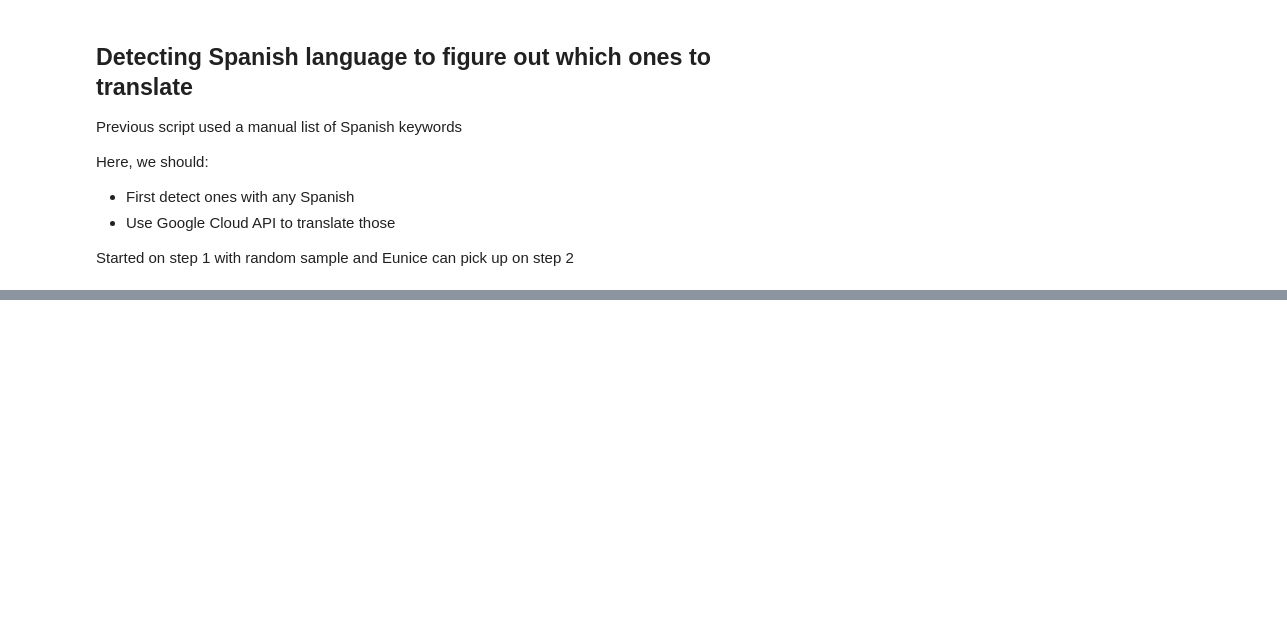
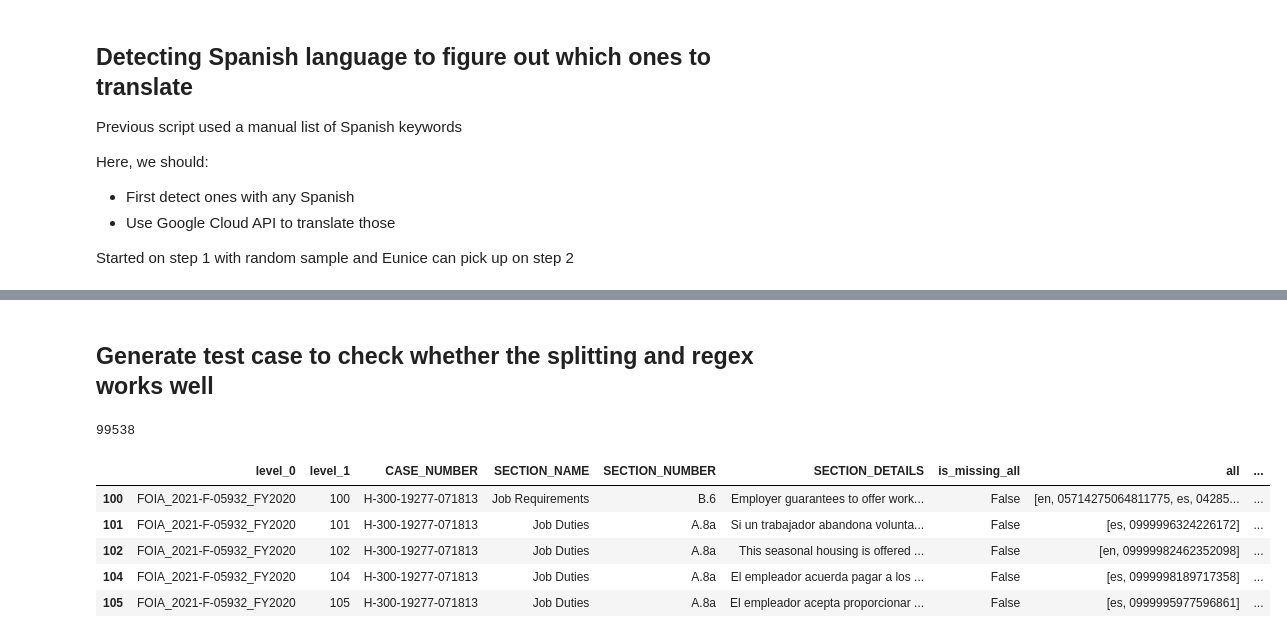
Before and after one commit to rebeccajohnson88/h2a_oversight, a Jupyter notebook: code/20a_combine_clean_addendums.ipynb, the cells around one changed output, grey strips where cells are left out. Saved outputs shown, nothing was run; the diff lists cells and outputs as text; code cells hidden in the pictures; blank space fills up the shorter version.

```diff
--- a/code/20a_combine_clean_addendums.ipynb
+++ b/code/20a_combine_clean_addendums.ipynb
@@ -163,0 +298,37 @@ examples
+# %% [markdown]
+## Generate test case to check whether the splitting and regex works well
+# %%
+## Get the cases where there's more than 1 languages so we can check later after extraction
+## H-300-19277-071813, H-300-19277-071813
+addendum_wdetails_cleaned[addendum_wdetails_cleaned['all'].map(len) >2]
+
+## test language detection code on a couple examples
+test = addendum_wdetails_cleaned.loc[addendum_wdetails_cleaned.CASE_NUMBER.isin(["H-300-19277-071813",
+                                                     "H-300-19277-071813"])].copy()
+test.head()
+
+## Clean out the punctuation
+test["all"]=test["all"].str.replace('[^\w\s]','')
+
+## replace more than one white space as one white space
+## (the reason why I am doing this is because if not then when extract
+## the different values, the white space would count as one value)
+test['all'] = test['all'].apply(lambda x: ' '.join(str(x).split()))
+
+## Split by single white space so can ultimately extract three different lang
+test["all"]=test["all"].str.split(" ")
+
+test["lang1"] = test["all"].str[0]
+test["lang1_prob"] = test["all"].str[1]
+test["lang2"] = test["all"].str[2]
+test["lang2_prob"] = test["all"].str[3]
+## Seems to work well :)
+test.head()
+# %% [output]
+99538
+|  | level_0 | level_1 | CASE_NUMBER | SECTION_NAME | SECTION_NUMBER | SECTION_DETAILS | is_missing_all | all | ... |
+| 100 | FOIA_2021-F-05932_FY2020 | 100 | H-300-19277-071813 | Job Requirements | B.6 | Employer guarantees to offer work... | False | [en, 05714275064811775, es, 04285... | ... |
+| 101 | FOIA_2021-F-05932_FY2020 | 101 | H-300-19277-071813 | Job Duties | A.8a | Si un trabajador abandona volunta... | False | [es, 0999996324226172] | ... |
+| 102 | FOIA_2021-F-05932_FY2020 | 102 | H-300-19277-071813 | Job Duties | A.8a | This seasonal housing is offered ... | False | [en, 09999982462352098] | ... |
+| 104 | FOIA_2021-F-05932_FY2020 | 104 | H-300-19277-071813 | Job Duties | A.8a | El empleador acuerda pagar a los ... | False | [es, 0999998189717358] | ... |
+| 105 | FOIA_2021-F-05932_FY2020 | 105 | H-300-19277-071813 | Job Duties | A.8a | El empleador acepta proporcionar ... | False | [es, 0999995977596861] | ... |
```
Also changed, not shown: parts of 13 cells of this notebook.
